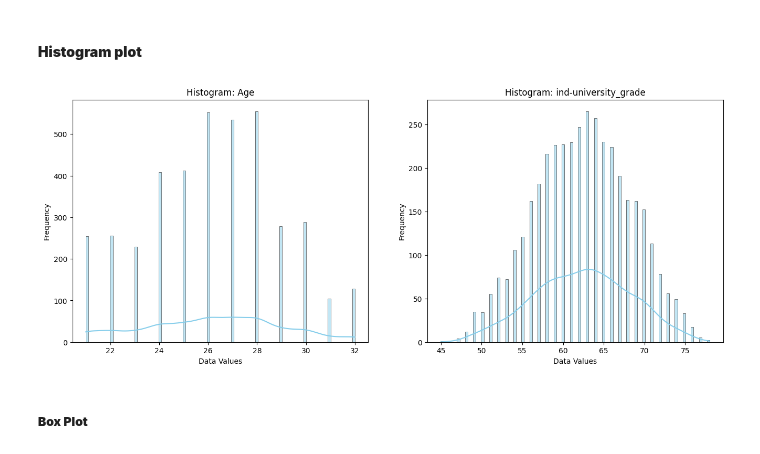
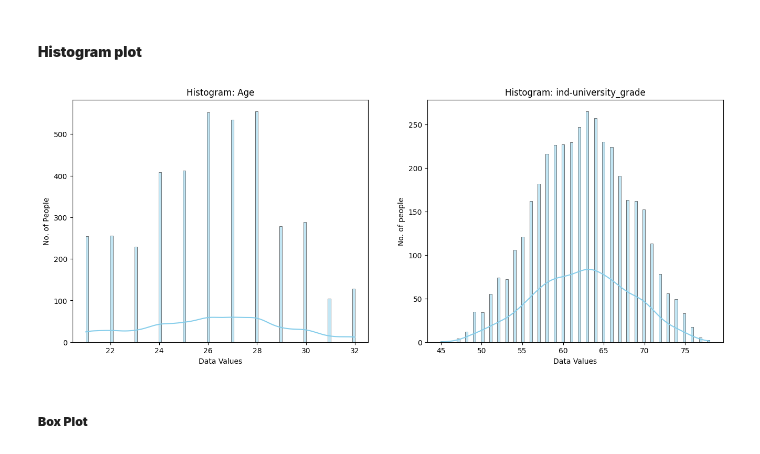
Before and after one commit to sreehariprathap/Data-Analysis--Maths---Algorithms, a Jupyter notebook: Week-4/Group4-ProblemAnalysis2.ipynb, the cells around one changed output. Saved outputs shown, nothing was run; the diff lists cells and outputs as text; code cells hidden in the pictures.

```diff
--- a/Week-4/Group4-ProblemAnalysis2.ipynb
+++ b/Week-4/Group4-ProblemAnalysis2.ipynb
@@ -100,20 +100,20 @@ plt.show()
 # %%
 fig,ax = plt.subplots(ncols=2, nrows=1, figsize=(16, 6))
 
 sns.histplot(df['age'], bins=100, kde=True, color='skyblue', ax=ax[0])
 # Add labels and title
 ax[0].set_xlabel('Data Values')
-ax[0].set_ylabel('Frequency')
+ax[0].set_ylabel('No. of People')
 ax[0].set_title('Histogram: Age')
 sns.histplot(df['ind-university_grade'], bins=100, kde=True, color='skyblue', ax=ax[1])
 ax[1].set_xlabel('Data Values')
-ax[1].set_ylabel('Frequency')
+ax[1].set_ylabel('No. of people')
 ax[1].set_title('Histogram: ind-university_grade')
 
 # Show plot
 plt.show()
 # %% [output]
-[figure, old version]
+[figure, new version]
 # %% [markdown]
 ##### **Box Plot**
 # %% [markdown]
```
